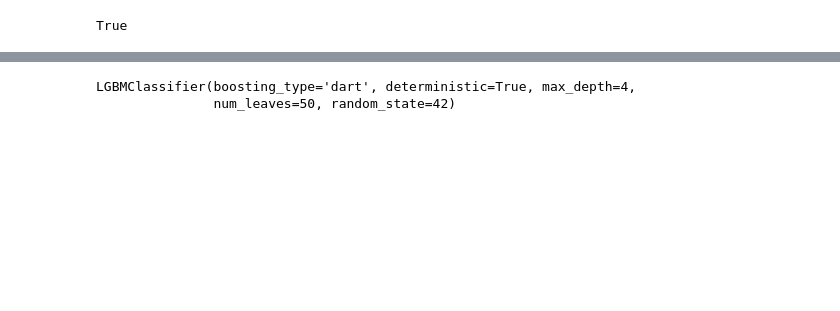
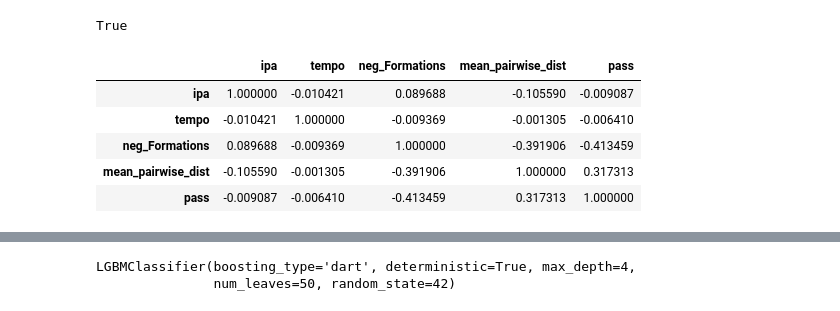
Before and after one commit to meagvo/NFL_BDB2025, a Jupyter notebook: deeper_motion_eda.ipynb, the cells around one changed output, grey strips where cells are left out. Saved outputs shown, nothing was run; the diff lists cells and outputs as text; code cells hidden in the pictures; blank space fills up the shorter version.

```diff
--- a/deeper_motion_eda.ipynb
+++ b/deeper_motion_eda.ipynb
@@ -504,6 +513,15 @@ ps = PredefinedSplit(test_fold=cv_ind)
 # %%
 X = train_trunc[final_features]
 y = train_trunc['pass']
+# %%
+train_trunc[final_features[-4:]+['pass']].corr()
+# %% [output]
+|  | ipa | tempo | neg_Formations | mean_pairwise_dist | pass |
+| ipa | 1.000000 | -0.010421 | 0.089688 | -0.105590 | -0.009087 |
+| tempo | -0.010421 | 1.000000 | -0.009369 | -0.001305 | -0.006410 |
+| neg_Formations | 0.089688 | -0.009369 | 1.000000 | -0.391906 | -0.413459 |
+| mean_pairwise_dist | -0.105590 | -0.001305 | -0.391906 | 1.000000 | 0.317313 |
+| pass | -0.009087 | -0.006410 | -0.413459 | 0.317313 | 1.000000 |
 # %%
 # Initialize an empty dictionary to store the best hyperparameters and their values
 best_hyperparameters = {}
```
Also changed, not shown: parts of 10 cells of this notebook, 4 other files.
